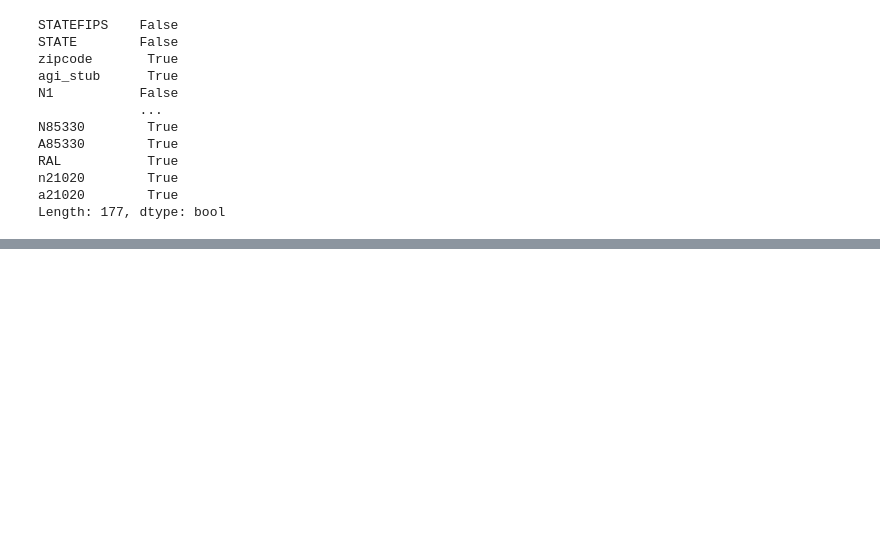
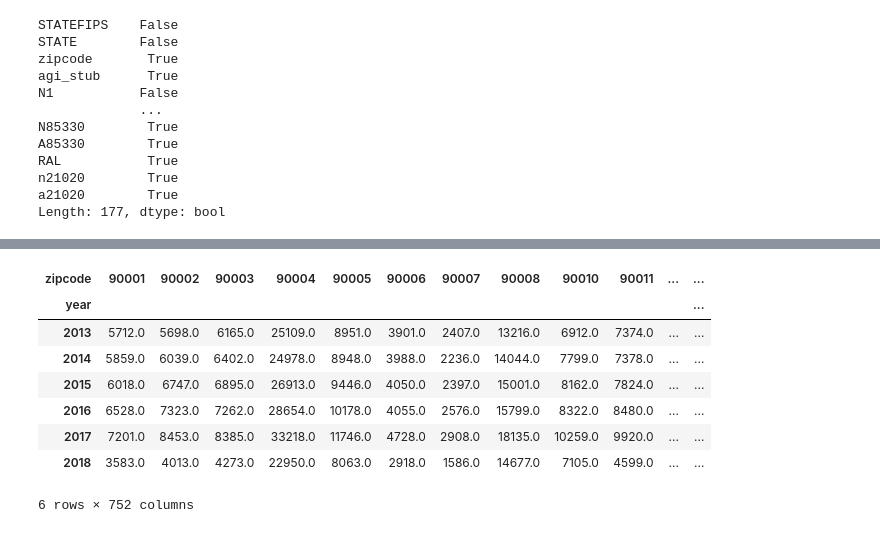
Before and after one commit to Skipp-py/NYCDSA_Capstone, a Jupyter notebook: Cherie/irs_eda1.ipynb, the cells around one changed output, grey strips where cells are left out. Drawn from its saved outputs; the diff is of its cells as text; code cells hidden in the pictures; blank space fills up the shorter version.

```diff
--- a/Cherie/irs_eda1.ipynb
+++ b/Cherie/irs_eda1.ipynb
@@ -129,0 +141,14 @@ soi2_ca.to_csv("./data/soi_ca_allzips.csv")
+# %%
+metro_re_wide = metro_tax_wide.dropna(axis = 1)
+# %%
+metro_re_wide
+# %% [output]
+| zipcode | 90001 | 90002 | 90003 | 90004 | 90005 | 90006 | 90007 | 90008 | 90010 | 90011 | ... | ... |
+| year |  |  |  |  |  |  |  |  |  |  |  | ... |
+| 2013 | 5712.0 | 5698.0 | 6165.0 | 25109.0 | 8951.0 | 3901.0 | 2407.0 | 13216.0 | 6912.0 | 7374.0 | ... | ... |
+| 2014 | 5859.0 | 6039.0 | 6402.0 | 24978.0 | 8948.0 | 3988.0 | 2236.0 | 14044.0 | 7799.0 | 7378.0 | ... | ... |
+| 2015 | 6018.0 | 6747.0 | 6895.0 | 26913.0 | 9446.0 | 4050.0 | 2397.0 | 15001.0 | 8162.0 | 7824.0 | ... | ... |
+| 2016 | 6528.0 | 7323.0 | 7262.0 | 28654.0 | 10178.0 | 4055.0 | 2576.0 | 15799.0 | 8322.0 | 8480.0 | ... | ... |
+| 2017 | 7201.0 | 8453.0 | 8385.0 | 33218.0 | 11746.0 | 4728.0 | 2908.0 | 18135.0 | 10259.0 | 9920.0 | ... | ... |
+| 2018 | 3583.0 | 4013.0 | 4273.0 | 22950.0 | 8063.0 | 2918.0 | 1586.0 | 14677.0 | 7105.0 | 4599.0 | ... | ... |
+6 rows × 752 columns
```
Also changed, not shown: parts of 16 cells of this notebook.
